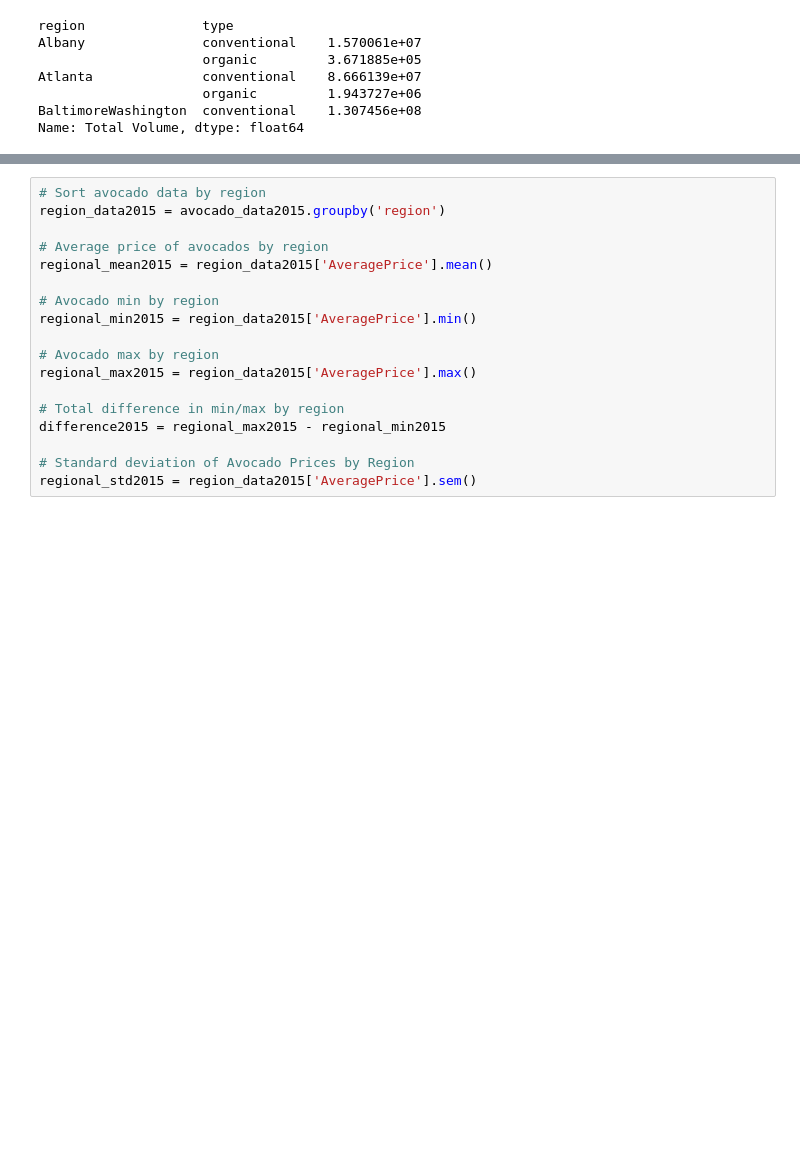
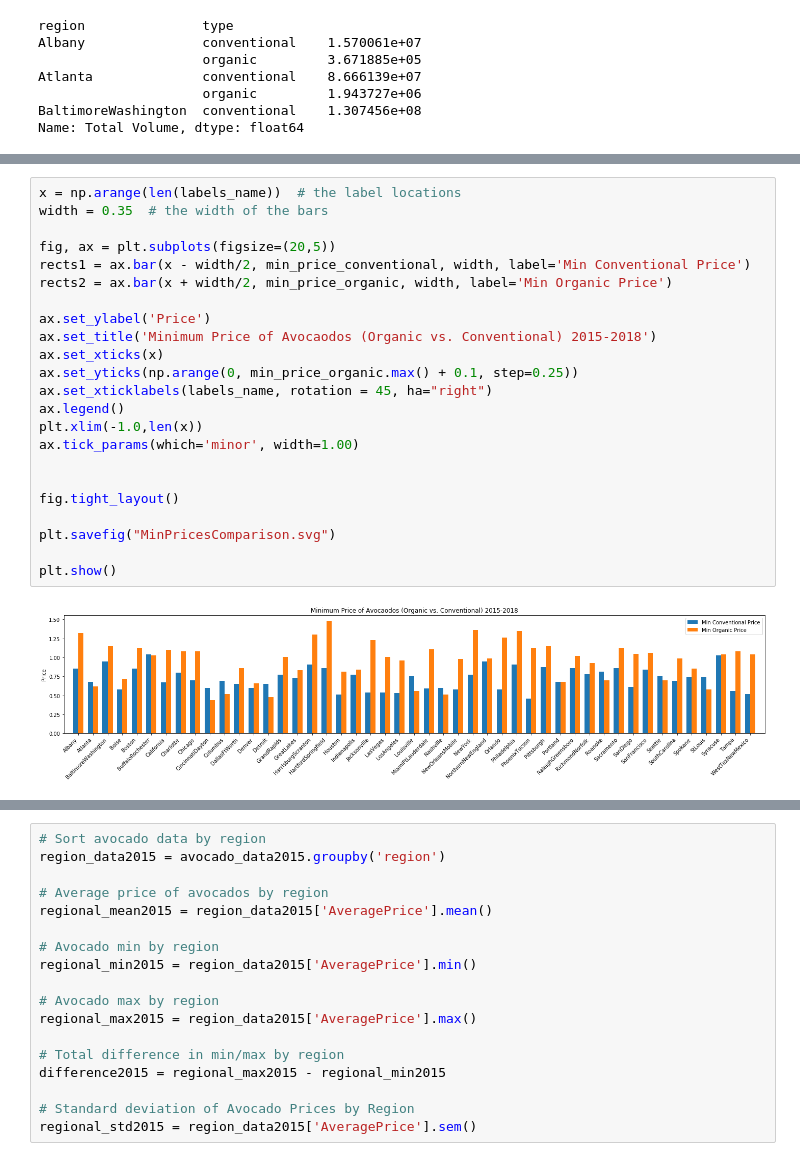
Before and after one commit to lourdesrm/AvocadoMadness, a Jupyter notebook: avocados.ipynb, the cells around one changed output, grey strips where cells are left out. Cells and saved outputs as stored; diff of their text form; blank space fills up the shorter version.

```diff
--- a/avocados.ipynb
+++ b/avocados.ipynb
@@ -256,0 +256,25 @@ plt.show()
+# %%
+x = np.arange(len(labels_name))  # the label locations
+width = 0.35  # the width of the bars
+
+fig, ax = plt.subplots(figsize=(20,5))
+rects1 = ax.bar(x - width/2, min_price_conventional, width, label='Min Conventional Price')
+rects2 = ax.bar(x + width/2, min_price_organic, width, label='Min Organic Price')
+
+ax.set_ylabel('Price')
+ax.set_title('Minimum Price of Avocaodos (Organic vs. Conventional) 2015-2018')
+ax.set_xticks(x)
+ax.set_yticks(np.arange(0, min_price_organic.max() + 0.1, step=0.25))
+ax.set_xticklabels(labels_name, rotation = 45, ha="right")
+ax.legend()
+plt.xlim(-1.0,len(x))
+ax.tick_params(which='minor', width=1.00)
+
+
+fig.tight_layout()
+
+plt.savefig("MinPricesComparison.svg")
+
+plt.show()
+# %% [output]
+[figure, added]
```
Also changed, not shown: parts of 8 cells of this notebook, 11 other files.
